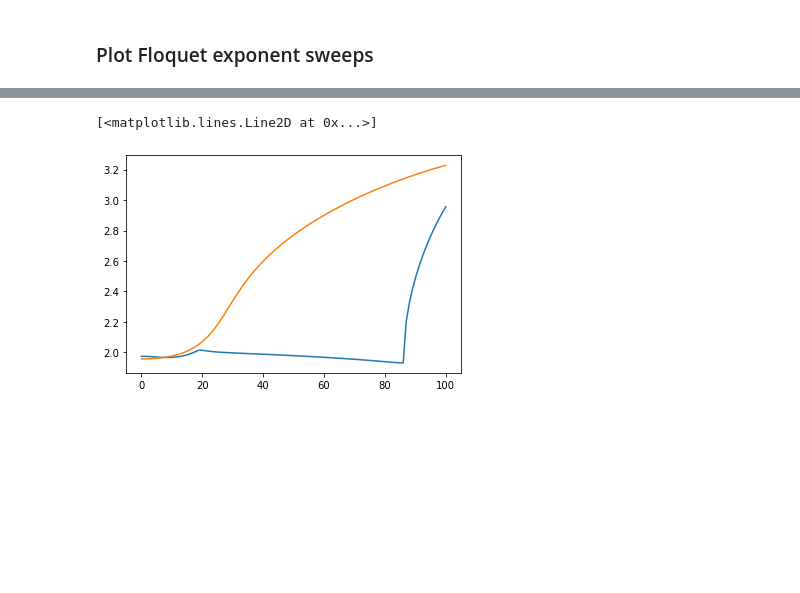
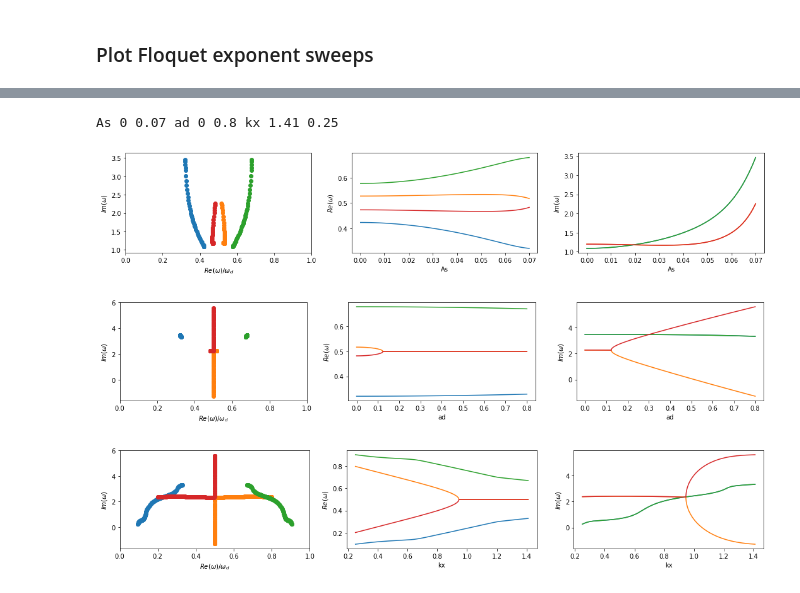
Before and after one commit to znicolaou/faraday, a Jupyter notebook: viscid_notebook.ipynb, the cells around one changed output, grey strips where cells are left out. Saved outputs shown, nothing was run; the diff lists cells and outputs as text; code cells hidden in the pictures; blank space fills up the shorter version.

Commit message:
updated sweeps

```diff
--- a/viscid_notebook.ipynb
+++ b/viscid_notebook.ipynb
@@ -651,3 +117,0 @@ plt.show()
-# %%
-evals=np.array([np.load(filebase+'evals_cont'+str(imode)+'.npy') for imode in range(2)])
-evals[:,0]
@@ -680,3 +117,0 @@ plt.yscale('log')
-# %%
-vs,ws=np.load(filebase+'evecs_cont0.npy')
-vs[ind]
@@ -751,13 +117,0 @@ for j in range(1,101):
-# %%
-j=11
-omega1=np.load('data/test1evals_cont0.npy')[j]
-omega2=np.load('data/test2evals_cont0.npy')[j]
-v1,w1=np.load('data/test1evecs_cont0.npy')[:,j]
-v2,w2=np.load('data/test2evecs_cont0.npy')[:,j]
-print(omega1,omega2)
-argsdict=json.load(open('data/test1argsdict.json'))
-ad0=j*argsdict['dad']/25*argsdict['g']
-argsdict['ad']=ad0
-argsdict['itmax']=50
-omegas1,vs1,ws1=viscid.rayleigh(omega1,v1,w1,argsdict)
-omegas2,vs2,ws2=viscid.rayleigh(omega2,v2,w2,argsdict)
@@ -864,6 +118,40 @@ plt.show()
-# %%
-plt.plot(np.imag(np.load('data/test_100evals_cont1.npy')))
-plt.plot(np.imag(np.load('data/test_99evals_cont1.npy')))
-# %% [output]
-[<matplotlib.lines.Line2D at 0x...>]
-[figure, removed]
+# %%
+filebase='data/newtest'
+argsdict=json.load(open(filebase+'argsdict.json'))
+viscid.indices, viscid.rows, viscid.cols=viscid.makeindices(argsdict)
+print(argsdict['sweeps'])
+for sweep in range(len(argsdict['sweeps'].split(' '))//3):
+
+    plt.subplots(1,3,figsize=(15,3))
+    plt.subplot(1,3,1)
+
+    evals=np.load(filebase+'_'+str(sweep)+'_'+'evals.npy')
+    vs,ws=np.load(filebase+'_'+str(sweep)+'_'+'evecs.npy')
+    pars=np.load(filebase+'_'+str(sweep)+'_'+'pars.npy')
+
+    for i in range(evals.shape[0]):
+        plt.scatter(np.mod(np.real(evals[i]),(argsdict['freq']*2*np.pi))/(argsdict['freq']*2*np.pi),np.imag(evals[i]))
+
+    plt.xlim(0,1)
+    plt.xlabel('$Re(\omega)/\omega_d$')
+    plt.ylabel('$Im(\omega)$')
+
+    plt.subplot(1,3,2)
+    for i in range(evals.shape[0]):
+        plt.plot(pars,np.mod(np.real(evals[i]),(argsdict['freq']*2*np.pi))/(argsdict['freq']*2*np.pi))
+    plt.xlabel(argsdict['sweeps'].split(' ')[3*sweep])
+    plt.ylabel('$Re(\omega)$')
+
+    plt.subplot(1,3,3)
+    for i in range(evals.shape[0]):
+        plt.plot(pars,np.imag(evals[i]))
+    plt.xlabel(argsdict['sweeps'].split(' ')[3*sweep])
+    plt.ylabel('$Im(\omega)$')
+    plt.tight_layout()
+    plt.savefig(filebase+'_'+str(sweep)+'.pdf')
+    plt.show()
+# %% [output]
+As 0 0.07 ad 0 0.8 kx 1.41 0.25
+[figure, added]
+[figure, added]
+[figure, added]
```
Also changed, not shown: parts of 70 cells of this notebook, 8 other files.
